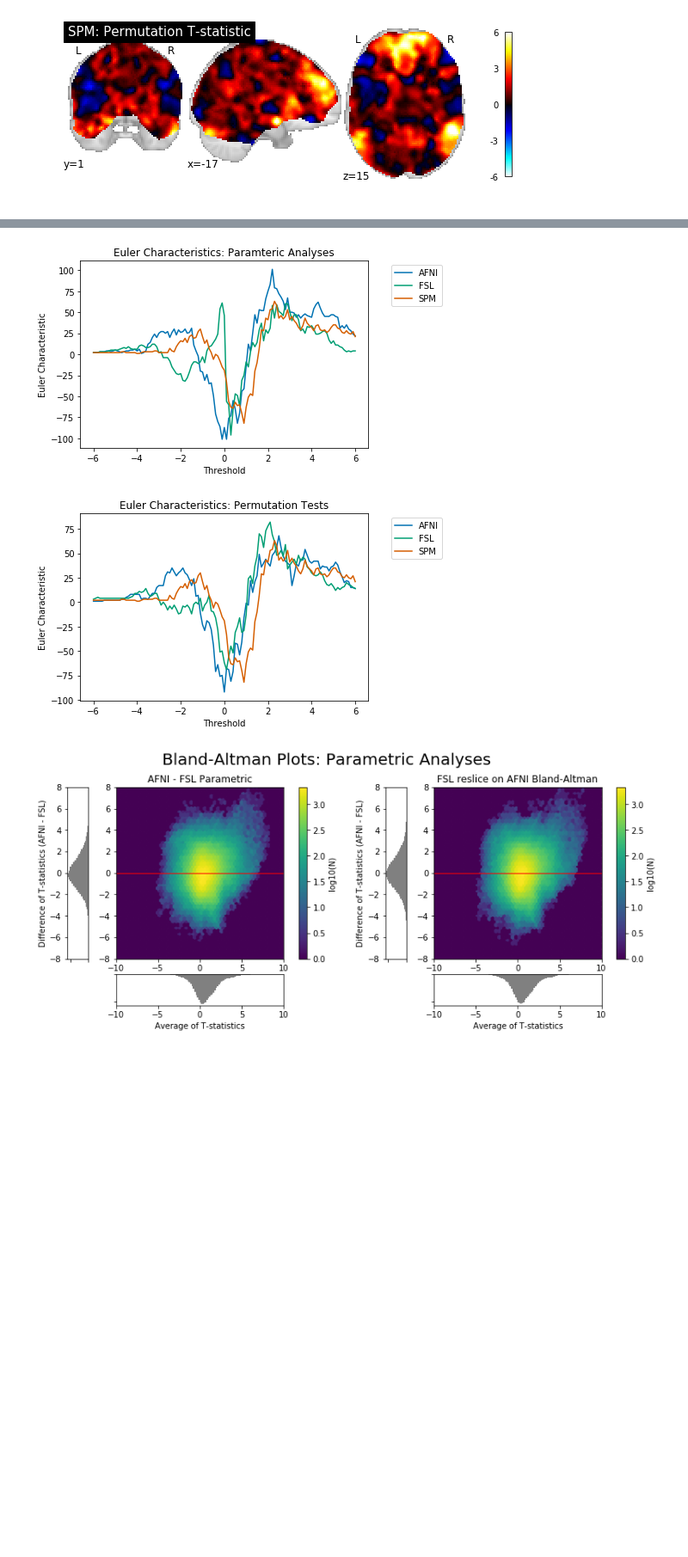
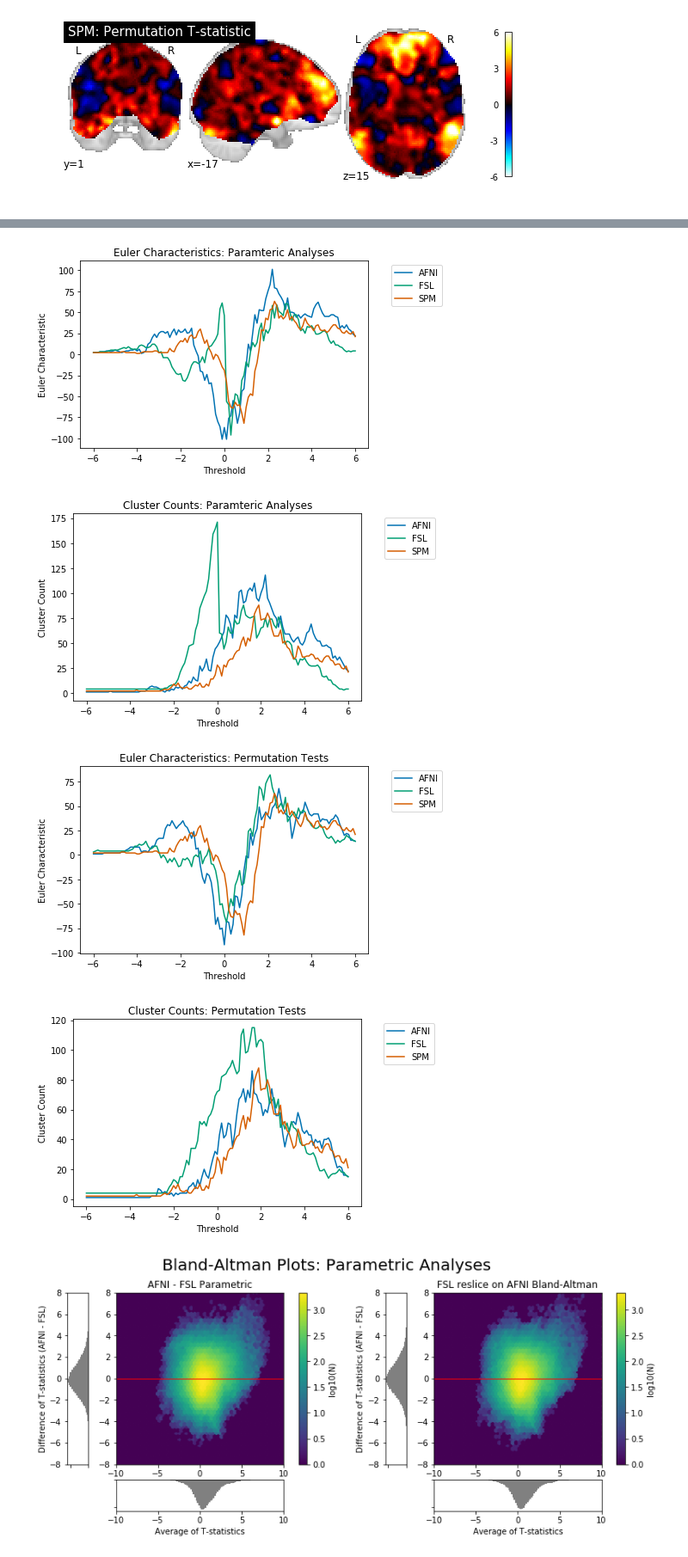
Before and after one commit to NISOx-BDI/Software_Comparison, a Jupyter notebook: figures/ds109_notebook.ipynb, the cells around one changed output, grey strips where cells are left out. Shown at 86% size. Cells and saved outputs as stored; diff of their text form; code cells hidden in the pictures; blank space fills up the shorter version.

Commit message:
ds109 and ds120 notebooks now have cluster counts graphs

```diff
--- a/figures/ds109_notebook.ipynb
+++ b/figures/ds109_notebook.ipynb
@@ -103,11 +103,14 @@ exc_sets["spm"] = (spm_mask_file, (spm_exc_set_file, spm_exc_set_file_neg), spm_
 exc_sets["fsl"] = (fsl_mask_file, (fsl_exc_set_file, fsl_exc_set_file_neg), fsl_stat_file)
 exc_sets["afni"] = (afni_mask_file, (afni_exc_set_file, afni_exc_set_file_neg), afni_stat_file)
 
-# *** Euler Characteristics
+# *** Euler Characteristics and Cluster Count
 afni_euler_chars = pd.read_csv('./input/' + study + '/afni_euler_chars.csv', header=None, names=['Threshold','AFNI EC'])
 fsl_euler_chars = pd.read_csv('./input/' + study + '/fsl_euler_chars.csv', usecols=[1], header=None, names=['FSL EC'])
 spm_euler_chars = pd.read_csv('./input/' + study + '/spm_euler_chars.csv', usecols=[1], header=None, names=['SPM EC'])
-euler_chars = pd.concat([afni_euler_chars, fsl_euler_chars, spm_euler_chars], axis=1)
+afni_cluster_count = pd.read_csv('./input/' + study + '/afni_cluster_count.csv', usecols=[1], names=['AFNI Cluster Count'])
+fsl_cluster_count = pd.read_csv('./input/' + study + '/fsl_cluster_count.csv', usecols=[1], names=['FSL Cluster Count'])
+spm_cluster_count = pd.read_csv('./input/' + study + '/spm_cluster_count.csv', usecols=[1], names=['SPM Cluster Count'])
+euler_chars = pd.concat([afni_euler_chars, fsl_euler_chars, spm_euler_chars, afni_cluster_count, fsl_cluster_count, spm_cluster_count], axis=1)
 
 # *** Permutation Test images
 afni_perm = './input/' + study + '/afni_perm.nii.gz'
@@ -124,11 +127,14 @@ perm_exc_sets["spm permutation"] = (spm_mask_file, spm_perm_pos_exc, spm_perm)
 perm_exc_sets["fsl permutation"] = (fsl_mask_file, (fsl_perm_pos_exc, fsl_perm_neg_exc), fsl_perm)
 perm_exc_sets["afni permutation"] = (afni_perm_mask, afni_perm_pos_exc, afni_perm)
 
-# *** Permutation Test Euler Characteristics
+# *** Permutation Test Euler Characteristics and Cluster Count
 afni_perm_euler_chars = pd.read_csv('./input/' + study + '/afni_perm_euler_chars.csv', header=None, names=['Threshold','AFNI EC'])
 fsl_perm_euler_chars = pd.read_csv('./input/' + study + '/fsl_perm_euler_chars.csv', usecols=[1], header=None, names=['FSL EC'])
 spm_perm_euler_chars = pd.read_csv('./input/' + study + '/spm_perm_euler_chars.csv', usecols=[1], header=None, names=['SPM EC'])
-perm_euler_chars = pd.concat([afni_perm_euler_chars, fsl_perm_euler_chars, spm_perm_euler_chars], axis=1)
+afni_perm_cluster_count = pd.read_csv('./input/' + study + '/afni_perm_cluster_count.csv', usecols=[1], names=['AFNI Cluster Count'])
+fsl_perm_cluster_count = pd.read_csv('./input/' + study + '/fsl_perm_cluster_count.csv', usecols=[1], names=['FSL Cluster Count'])
+spm_perm_cluster_count = pd.read_csv('./input/' + study + '/spm_perm_cluster_count.csv', usecols=[1], names=['SPM Cluster Count'])
+perm_euler_chars = pd.concat([afni_perm_euler_chars, fsl_perm_euler_chars, spm_perm_euler_chars, afni_perm_cluster_count, fsl_perm_cluster_count, spm_perm_cluster_count], axis=1)
 # %%
 from lib import plot_excursion_sets
 # Determine the scale of the activation colorbar
@@ -178,10 +205,13 @@ plot_stat_images.plot_stat_images(afni_perm, spm_perm, max_activation, [-17, 1,
 # %%
 from lib import euler_characteristics
+reload(euler_characteristics)
 euler_characteristics.euler_characteristics(euler_chars, 'Paramteric Analyses')
 euler_characteristics.euler_characteristics(perm_euler_chars, 'Permutation Tests')
 # %% [output]
 [figure]
-[figure, old version]
+[figure, new version]
+[figure, added]
+[figure, added]
 # %%
 from lib import bland_altman
 bland_altman.bland_altman('Bland-Altman Plots: Parametric Analyses', afni_stat_file, spm_stat_file,
```
Also changed, not shown: parts of 1 cell of this notebook, 3 other files.
